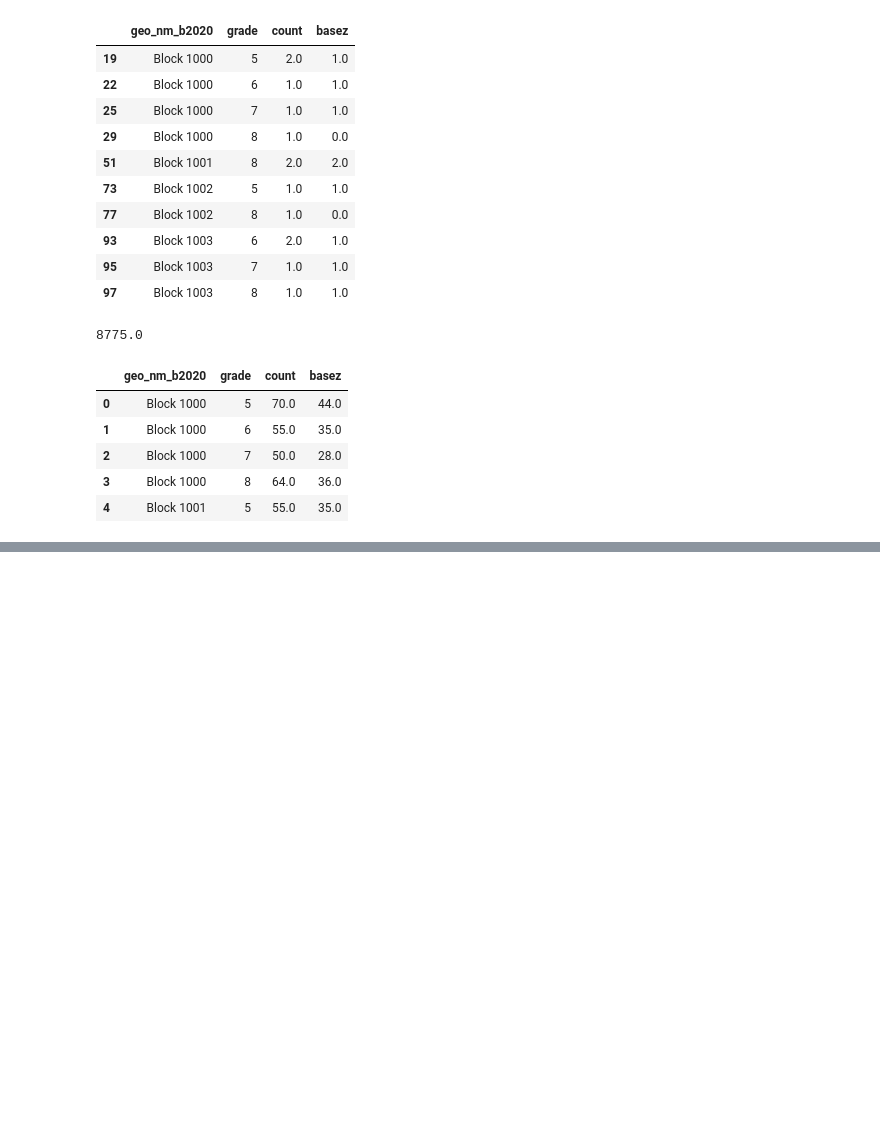
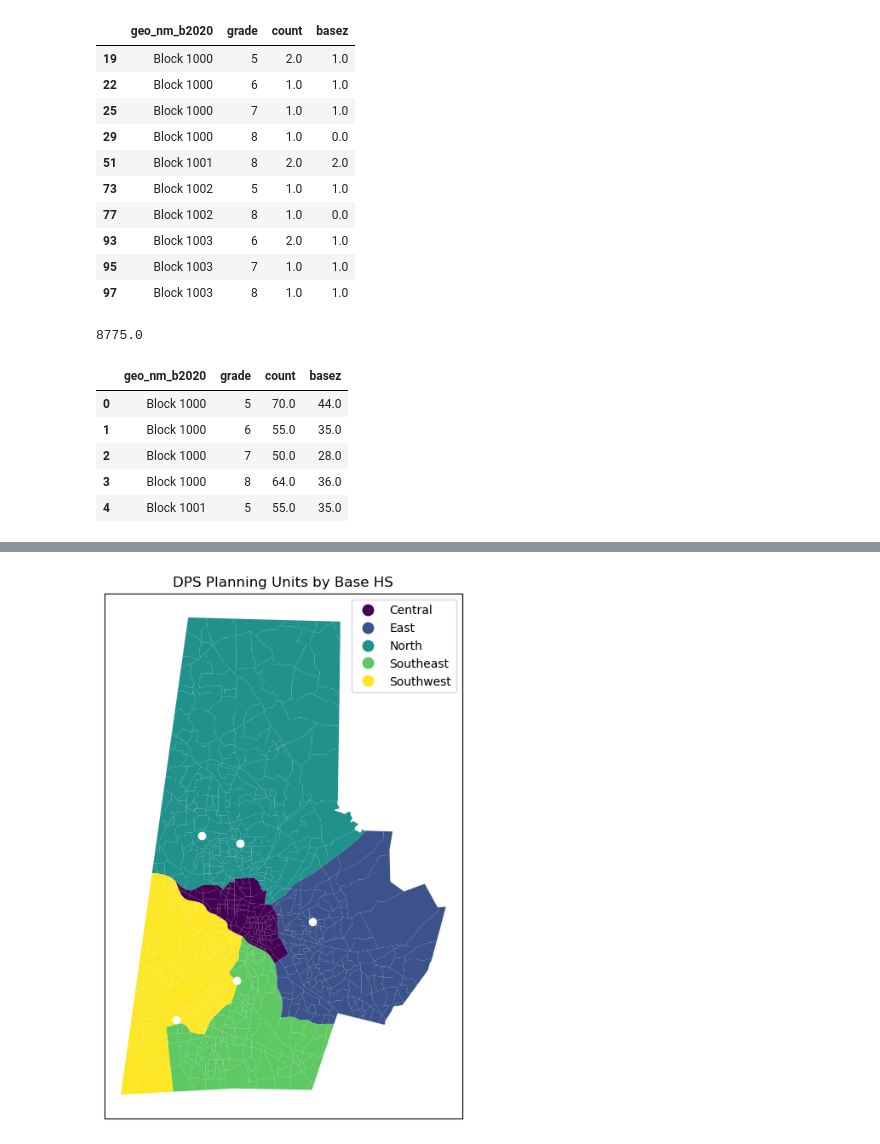
Before and after one commit to olublin/DPS-Planning, a Jupyter notebook: Base_Projection.ipynb, the cells around one changed output, grey strips where cells are left out. Drawn from its saved outputs; the diff is of its cells as text; code cells hidden in the pictures; blank space fills up the shorter version.

```diff
--- a/Base_Projection.ipynb
+++ b/Base_Projection.ipynb
@@ -72,0 +75,7 @@ dps_pu
+# %%
+#read in the school locations
+dps_base = gpd.read_file(r'C:\\Users\\olubl\\OneDrive\\College\\Data+\\DPS-Planning\\dps_base_2324.geojson')
+dps_base = dps_base.to_crs(epsg = 3857)
+base_hs = {'Jordan High School','Riverside High School','Northern High School','Hillside High School','Southern High School'}
+dps_base_hs = dps_base[dps_base['name'].isin(base_hs)]
+dps_base_hs
@@ -72,0 +90,20 @@ dps_pu
+# %%
+fig,ax = plt.subplots(figsize=(6,8))
+
+dps_pu.plot(
+    column = 'region_2_1',
+    legend = True,
+    cmap = 'viridis',
+    ax = ax
+)
+dps_base_hs.plot(ax=plt.gca(),zorder = 1, color = 'white')
+
+
+ax.set_xticks([])
+ax.set_yticks([])
+
+
+plt.title('DPS Planning Units by Base HS')
+plt.show()
+# %% [output]
+[figure, added]
```
Also changed, not shown: parts of 6 cells of this notebook.
